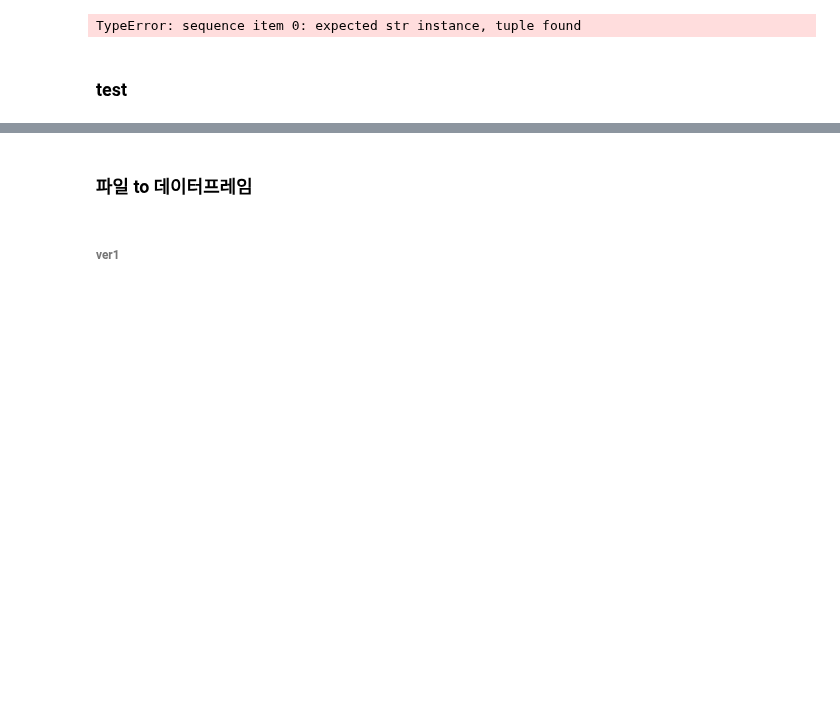
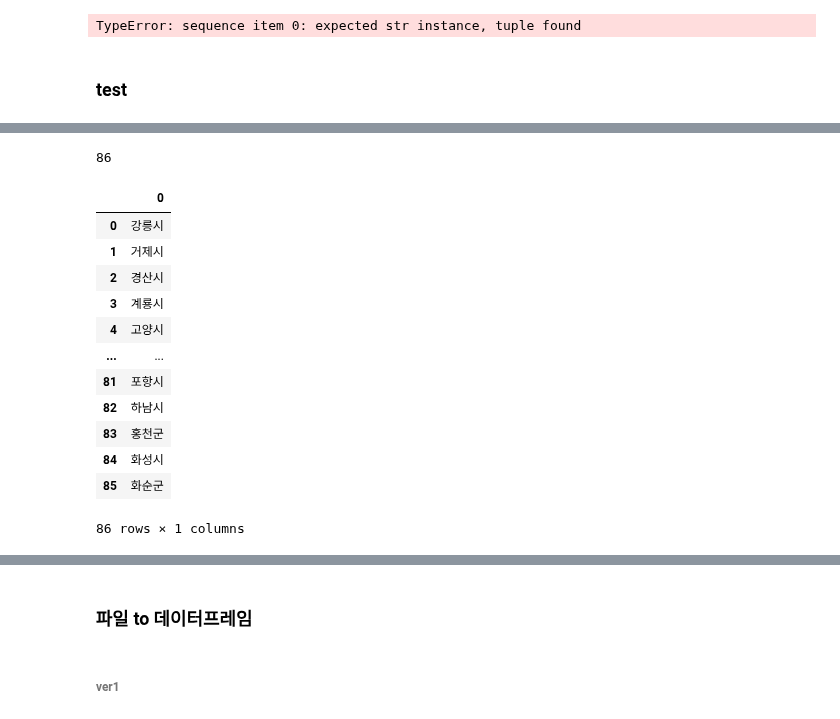
Before and after one commit to UL-DA/pythonProject, a Jupyter notebook: 자치법규정보시스템/[TEST] 자치법규 정보 시스템 (용적률,건폐율)_test.ipynb, the cells around one changed output, grey strips where cells are left out. Cells and saved outputs as stored; diff of their text form; code cells hidden in the pictures; blank space fills up the shorter version.

```diff
--- a/자치법규정보시스템/[TEST] 자치법규 정보 시스템 (용적률,건폐율)_test.ipynb
+++ b/자치법규정보시스템/[TEST] 자치법규 정보 시스템 (용적률,건폐율)_test.ipynb
@@ -781,9 +496,0 @@ df_buildingCoverage.append(df_11)
-# %%
-dir_ = 'C:\\oasis\git\pythonProject\자치법규정보시스템\\'
-file_name = ['수원시 도시계획 조례 (1).txt', '과천시 도시계획 조례 (1).txt']
-for file_ in file_name:
-    with open(dir_+ file_, encoding='utf-8') as f:
-        lines = f.readlines()
-        df = pd.DataFrame(lines, columns=[file_name.split(' ')[0].split('\\')[-1]]).drop_duplicates(keep=False).reset_index(drop=True)
-        col_name = file_name.split(' ')[0].split('\\')[-1] # row
-        df[col_name] = df[col_name].str.replace('\n','')
@@ -876,0 +497,36 @@ df_floorAreaRatio_1.to_csv('./df_floorAreaRatio_1.csv', index=False, encoding='u
+# %%
+# len(glob('C:\\Users\duPar\Downloads\*도시계획*조례.txt'))
+idx_list = []
+df1 = pd.DataFrame()
+
+for file_name in glob('C:\\Users\duPar\Downloads\*도시계획*조례.txt'):
+    with open(file_name, encoding='utf-8') as f:
+        # 파일 열기
+        lines = f.readlines()
+        df = pd.DataFrame(lines, columns=[file_name.split(' ')[0].split('\\')[-1]]).drop_duplicates(keep=False).reset_index(drop=True)
+        col_name = file_name.split(' ')[0].split('\\')[-1] # row
+        df[col_name] = df[col_name].str.replace('\n','')
+        idx_list.append(col_name)
+        df1 = df1.append(df)
+# %%
+len(idx_list)
+# %% [output]
+86
+# %%
+df = pd.DataFrame(idx_list)
+# %%
+df
+# %% [output]
+|  | 0 |
+| 0 | 강릉시 |
+| 1 | 거제시 |
+| 2 | 경산시 |
+| 3 | 계룡시 |
+| 4 | 고양시 |
+| ... | ... |
+| 81 | 포항시 |
+| 82 | 하남시 |
+| 83 | 홍천군 |
+| 84 | 화성시 |
+| 85 | 화순군 |
+86 rows × 1 columns
```
Also changed, not shown: parts of 113 cells of this notebook, 6 other files.
